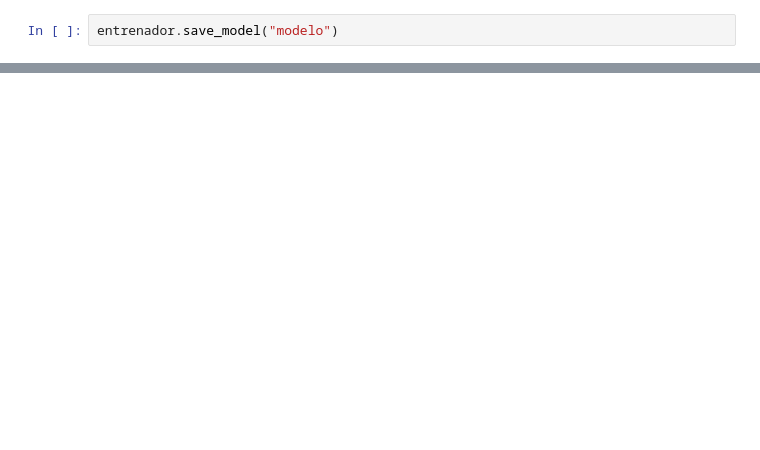
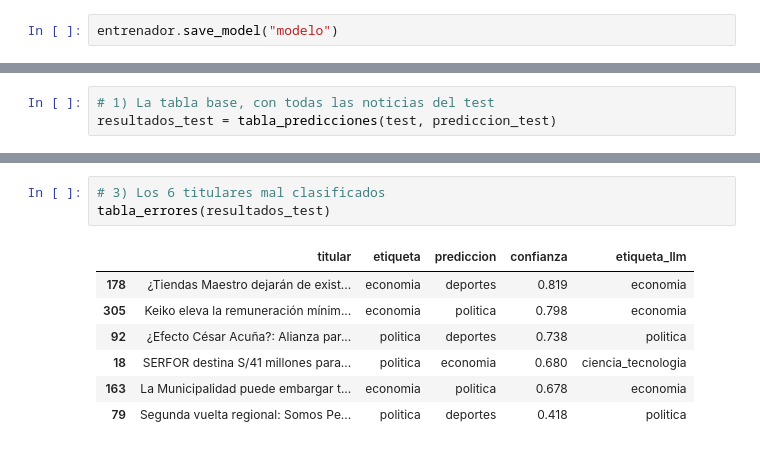
Before and after one commit to Clandra91/Python_intermedio, a Jupyter notebook: tarea_1/02_clasificacion.ipynb, the cells around one changed output, grey strips where cells are left out. Drawn from its saved outputs; the diff is of its cells as text; blank space fills up the shorter version.

```diff
--- a/tarea_1/02_clasificacion.ipynb
+++ b/tarea_1/02_clasificacion.ipynb
@@ -378,0 +489,3 @@ entrenador.save_model("modelo")
+# %%
+# 1) La tabla base, con todas las noticias del test
+resultados_test = tabla_predicciones(test, prediccion_test)
@@ -378,0 +501,11 @@ entrenador.save_model("modelo")
+# %%
+# 3) Los 6 titulares mal clasificados
+tabla_errores(resultados_test)
+# %% [output]
+|  | titular | etiqueta | prediccion | confianza | etiqueta_llm |
+| 178 | ¿Tiendas Maestro dejarán de exist... | economia | deportes | 0.819 | economia |
+| 305 | Keiko eleva la remuneración mínim... | economia | politica | 0.798 | economia |
+| 92 | ¿Efecto César Acuña?: Alianza par... | politica | deportes | 0.738 | politica |
+| 18 | SERFOR destina S/41 millones para... | politica | economia | 0.680 | ciencia_tecnologia |
+| 163 | La Municipalidad puede embargar t... | economia | politica | 0.678 | economia |
+| 79 | Segunda vuelta regional: Somos Pe... | politica | deportes | 0.418 | politica |
```
Also changed, not shown: parts of 12 cells of this notebook.
